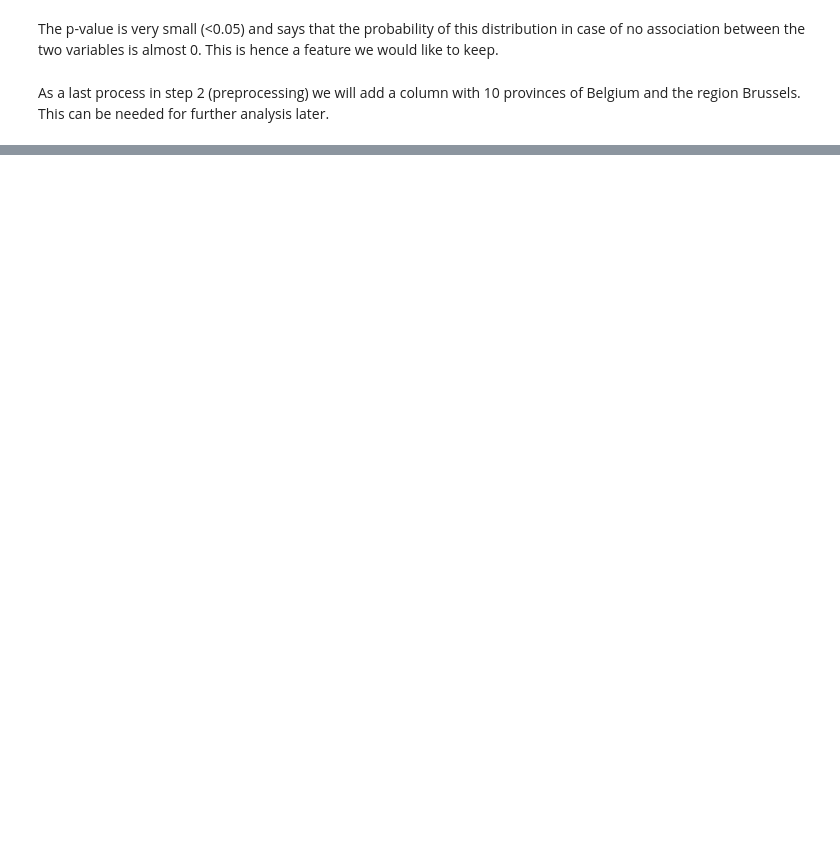
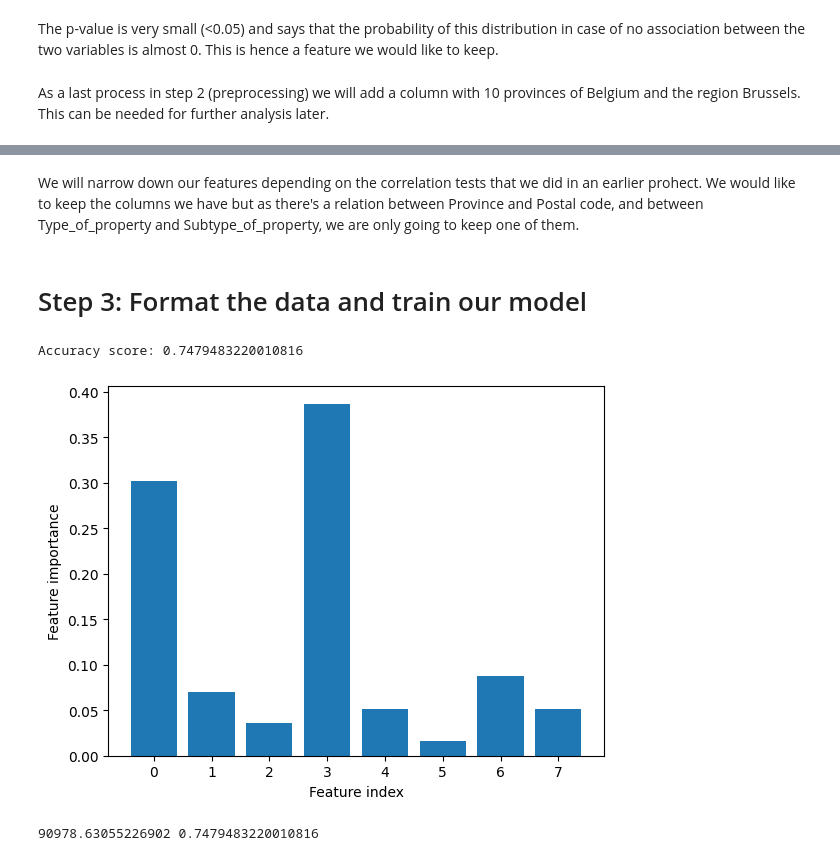
Before and after one commit to Naci-T/real-estate-price-prediction, a Jupyter notebook: model_training/model_training.ipynb, the cells around one changed output, grey strips where cells are left out. Cells and saved outputs as stored; diff of their text form; code cells hidden in the pictures; blank space fills up the shorter version.

```diff
--- a/model_training/model_training.ipynb
+++ b/model_training/model_training.ipynb
@@ -1542,0 +239,4 @@ After comparing the price from new properties and properties to restore (in each
+# %%
+df = pd.read_csv("cleaned_data_set_immoweb.csv")
+df.drop('Unnamed: 0', axis=1, inplace=True)
+df.head()
@@ -1542,0 +250,45 @@ After comparing the price from new properties and properties to restore (in each
+# %% [markdown]
+We will narrow down our features depending on the correlation tests that we did in an earlier prohect. We would like to keep the columns we have but as there's a relation between Province and Postal code, and between Type_of_property and Subtype_of_property, we are only going to keep one of them.
+# %%
+df=df.drop(['Province','Fully_equipped_kitchen','Type_of_property'], axis=1)
+
+#Selecting our features
+X=df.drop(['Price'], axis=1)
+
+#Target
+y=df['Price']
+# %% [markdown]
+# Step 3: Format the data and train our model
+# %%
+# dividing dataset for training and testing
+X_train, X_test, y_train, y_test = train_test_split(X, y, test_size=0.2, random_state=40)
+
+#Select model
+from sklearn.ensemble import RandomForestRegressor
+
+# Train the model
+rf_model = RandomForestRegressor(n_estimators=40,random_state=42) #28 et 42
+rf_model.fit(X_train,y_train)
+rf_model_pred =rf_model.predict(X_test)
+
+# Score
+rf_score=rf_model.score(X_test,y_test)
+print('Accuracy score:', rf_score)
+
+# df.isnull().sum()
+#df['Surface_area_of_the_plot_of_land']=df['Surface_area_of_the_plot_of_land'].fillna(0, inplace=True)
+# df['Surface_area_of_the_plot_of_land']=df['Surface_area_of_the_plot_of_land'].astype(float)
+# %% [output]
+Accuracy score: 0.7479483220010816
+# %%
+# feature importance
+importance = rf_model.feature_importances_
+
+# plot feature importance
+import matplotlib.pyplot as plt
+plt.bar(range(X.shape[1]), importance)
+plt.xlabel("Feature index")
+plt.ylabel("Feature importance")
+plt.show()
+# %% [output]
+[figure, added]
@@ -1542,0 +303,4 @@ After comparing the price from new properties and properties to restore (in each
+# %%
+print(mae,r2)
+# %% [output]
+90978.63055226902 0.7479483220010816
```
Also changed, not shown: parts of 223 cells of this notebook, 3 other files.
